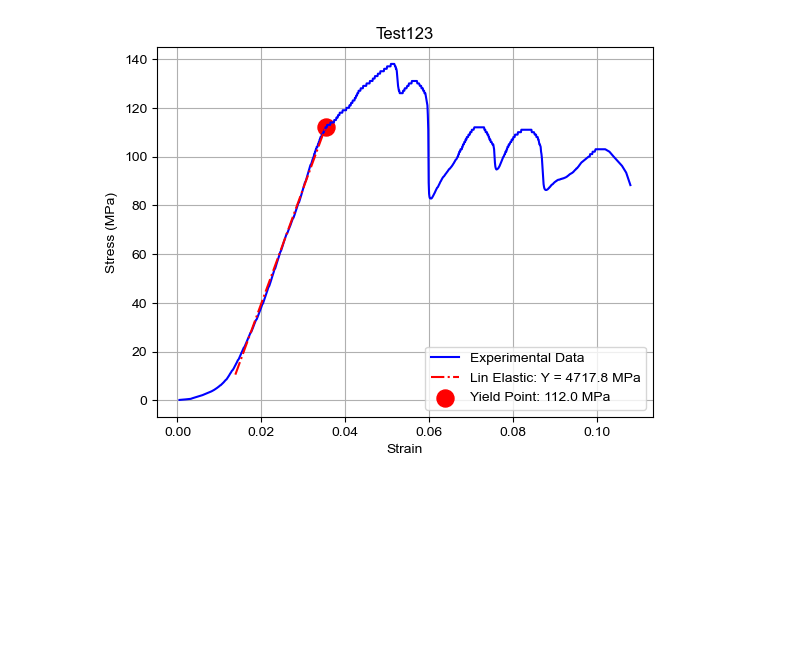
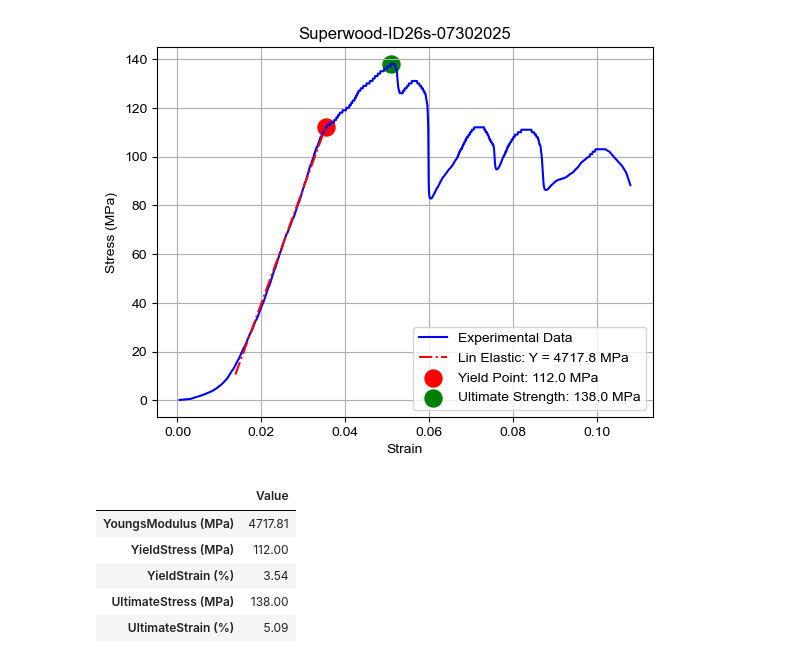
Before and after one commit to montematico/SuperWoodNoteBooks, a Jupyter notebook: notebooks/Template.ipynb, the cells around one changed output. Saved outputs shown, nothing was run; the diff lists cells and outputs as text; code cells hidden in the pictures; blank space fills up the shorter version.

```diff
--- a/notebooks/Template.ipynb
+++ b/notebooks/Template.ipynb
@@ -1,13 +1,33 @@
 # %%
 import pandas as pd
-import numpy as np
 import matplotlib.pyplot as plt
-import sys
 import os
 from scripts.analysis_tools import Analysis
 
 
 # Configure matplotlib to use a standard font
 import matplotlib as mpl
 mpl.rcParams['font.family'] = 'sans-serif'
 mpl.rcParams['font.sans-serif'] = ['Arial', 'DejaVu Sans', 'Helvetica', 'sans-serif']
+
+# Load data
+File = "Superwood-ID26s-07302025.csv"
+Path = "../data/InventWood/"
+File_Path = os.path.join(Path,File)
+
+## Pre-Processing ##
+df = pd.read_csv(File_Path)
+
+## Advanced Plotting w/ Auto Yield
+fig, Tax = plt.subplots()
+sample = Analysis(df,File[:-4],Ax = Tax)
+plt.show()
+sample.returnMatProperties()
+# %% [output]
+[figure, added]
+|  | Value |
+| YoungsModulus (MPa) | 4717.81 |
+| YieldStress (MPa) | 112.00 |
+| YieldStrain (%) | 3.54 |
+| UltimateStress (MPa) | 138.00 |
+| UltimateStrain (%) | 5.09 |
@@ -24,7 +33,0 @@ df = pd.read_csv(File_Path)
-# %%
-## Advanced Plotting w/ Auto Yield
-fig, Tax = plt.subplots()
-Analysis(df,"Test123",Ax = Tax)
-plt.show()
-# %% [output]
-[figure, removed]
```
Also changed, not shown: parts of 1 cell of this notebook, 3 other files.
